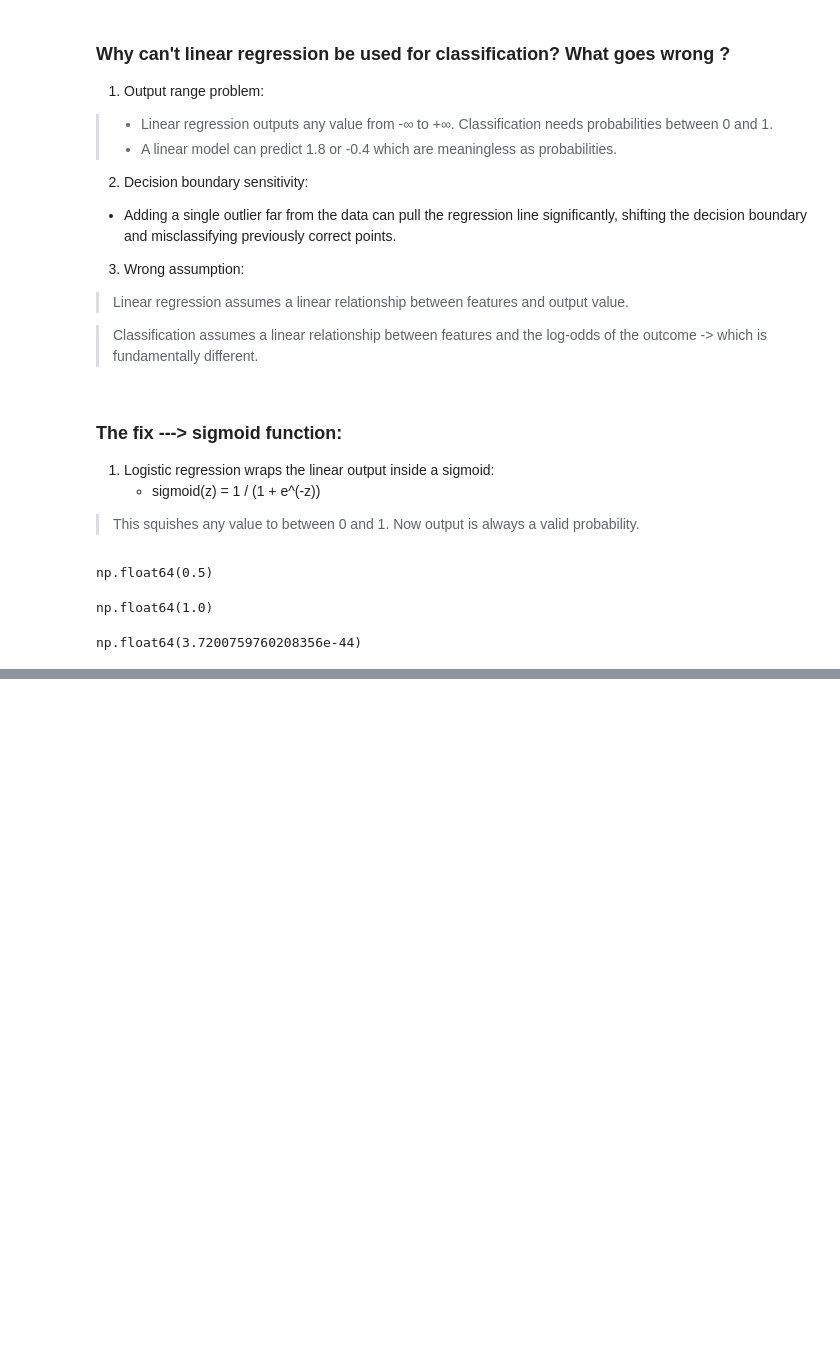
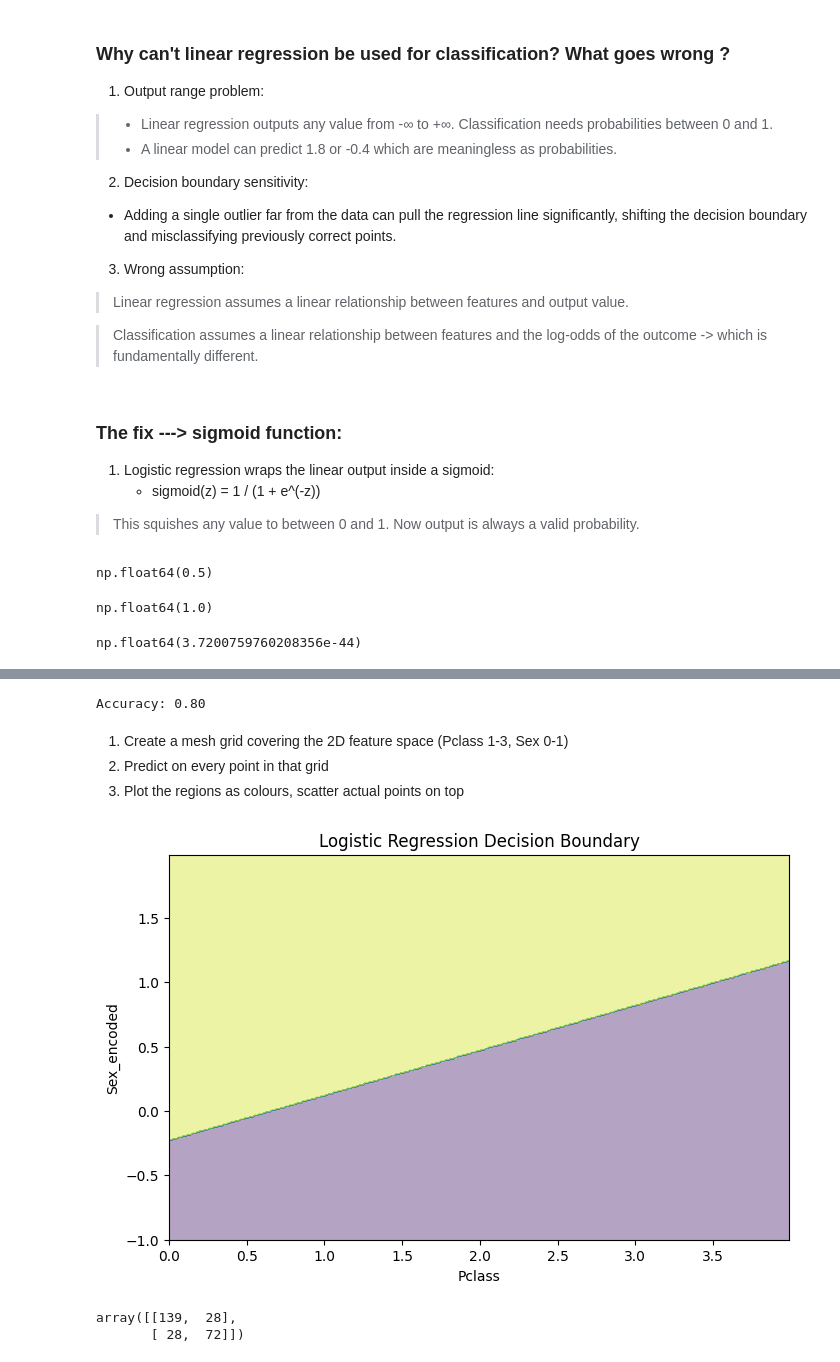
Before and after one commit to vizz21/ai-ml-roadmap, a Jupyter notebook: phase1-core-ml/Week3-SupervisedML-Regression&Classification/week3_day3.ipynb, the cells around one changed output, grey strips where cells are left out. Cells and saved outputs as stored; diff of their text form; code cells hidden in the pictures; blank space fills up the shorter version.

Commit message:
week3 day3 - logistic regression, sigmoid, cross-entropy, confusion matrix, decision boundary

```diff
--- a/phase1-core-ml/Week3-SupervisedML-Regression&Classification/week3_day3.ipynb
+++ b/phase1-core-ml/Week3-SupervisedML-Regression&Classification/week3_day3.ipynb
@@ -89,0 +126,79 @@ np.float64(3.7200759760208356e-44)
+# %%
+#3. Train LogisticRegression on Titanic (Sex, Pclass, Age, Fare)
+import pandas as pd
+df = pd.read_csv('https://raw.githubusercontent.com/datasciencedojo/datasets/master/titanic.csv')
+df.fillna({'Age': df['Age'].median()}, inplace=True)
+df.dropna(subset=['Embarked'], inplace=True)
+df['Title'] = df['Name'].str.extract(r', ([A-Za-z]+)\.')
+df['AgeGroup'] = df['Age'].apply(lambda x: 'Child' if x<13 else 'Teen' if x<18 else 'Adult' if x<61 else 'Senior')
+df['Sex_encoded'] = df['Sex'].map({'male':0, 'female':1})
+# %%
+from sklearn.linear_model import LogisticRegression
+from sklearn.model_selection import train_test_split
+from sklearn.metrics import accuracy_score, confusion_matrix, classification_report
+
+features = ['Pclass', 'Age', 'Fare', 'Sex_encoded']
+X = df[features]
+y = df['Survived']
+
+X_train, X_test, y_train, y_test = train_test_split(X,y, test_size=0.3, random_state=42)
+
+#fit logReg model
+clf = LogisticRegression().fit(X_train,y_train)
+
+#predict
+y_pred = clf.predict(X_test)
+
+print(f"Accuracy: {accuracy_score(y_test, y_pred):.2f}")
+# %% [output]
+Accuracy: 0.80
+# %%
+# 4. Plot decision boundary in 2D (use only 2 features)
+features_2d = ['Pclass','Sex_encoded']
+
+X_2d = df[features_2d]
+y_2d = df['Survived']
+
+X_train, X_test, y_train, y_test = train_test_split(X_2d,y_2d, test_size=0.3, random_state=42)
+clf = LogisticRegression().fit(X_train,y_train)
+
+
+y_pred = clf.predict(X_test)
+# %% [markdown]
+1. Create a mesh grid covering the 2D feature space (Pclass 1-3, Sex 0-1)
+2. Predict on every point in that grid
+3. Plot the regions as colours, scatter actual points on top
+# %%
+# grid ranges
+x_min, x_max = X_2d['Pclass'].min()-1, X_2d['Pclass'].max()+1
+y_min, y_max = X_2d['Sex_encoded'].min()-1, X_2d['Sex_encoded'].max()+1
+# %%
+#create mesgh
+xx, yy = np.meshgrid(np.arange(x_min, x_max, 0.01),
+                     np.arange(y_min, y_max, 0.01))
+# %%
+import matplotlib.pyplot as plt
+
+# flatten xx, yy into pairs for model to predict on
+Z = clf.predict(np.c_[xx.ravel(), yy.ravel()])
+Z = Z.reshape(xx.shape)
+
+fig, ax = plt.subplots(figsize=(8,5))
+ax.contourf(xx, yy, Z, alpha=0.4)
+ax.scatter(X_2d['Pclass'], X_2d['Sex_encoded'], c=y_2d, edgecolors='black')
+ax.set_xlabel('Pclass')
+ax.set_ylabel('Sex_encoded')
+ax.set_title('Logistic Regression Decision Boundary')
+plt.show()
+# %% [output]
+[figure, added]
+# %%
+#5. Confusion matrix from scratch — TP, TN, FP, FN
+#       t  f
+# p -  TP  FP
+# n  - TN  FN
+
+confusion_matrix(y_test,y_pred)
+# %% [output]
+array([[139,  28],
+       [ 28,  72]])
```
Also changed, not shown: parts of 13 cells of this notebook.
